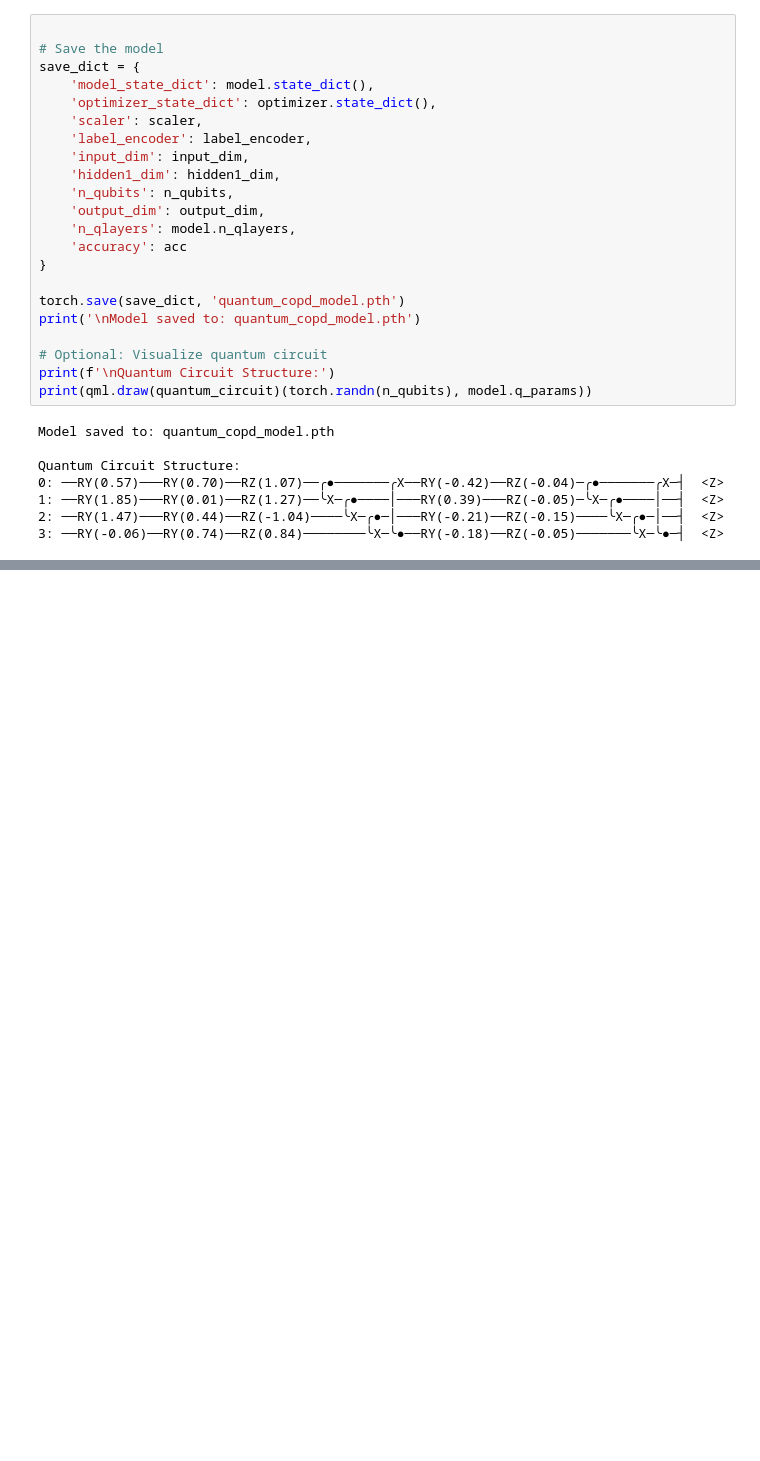
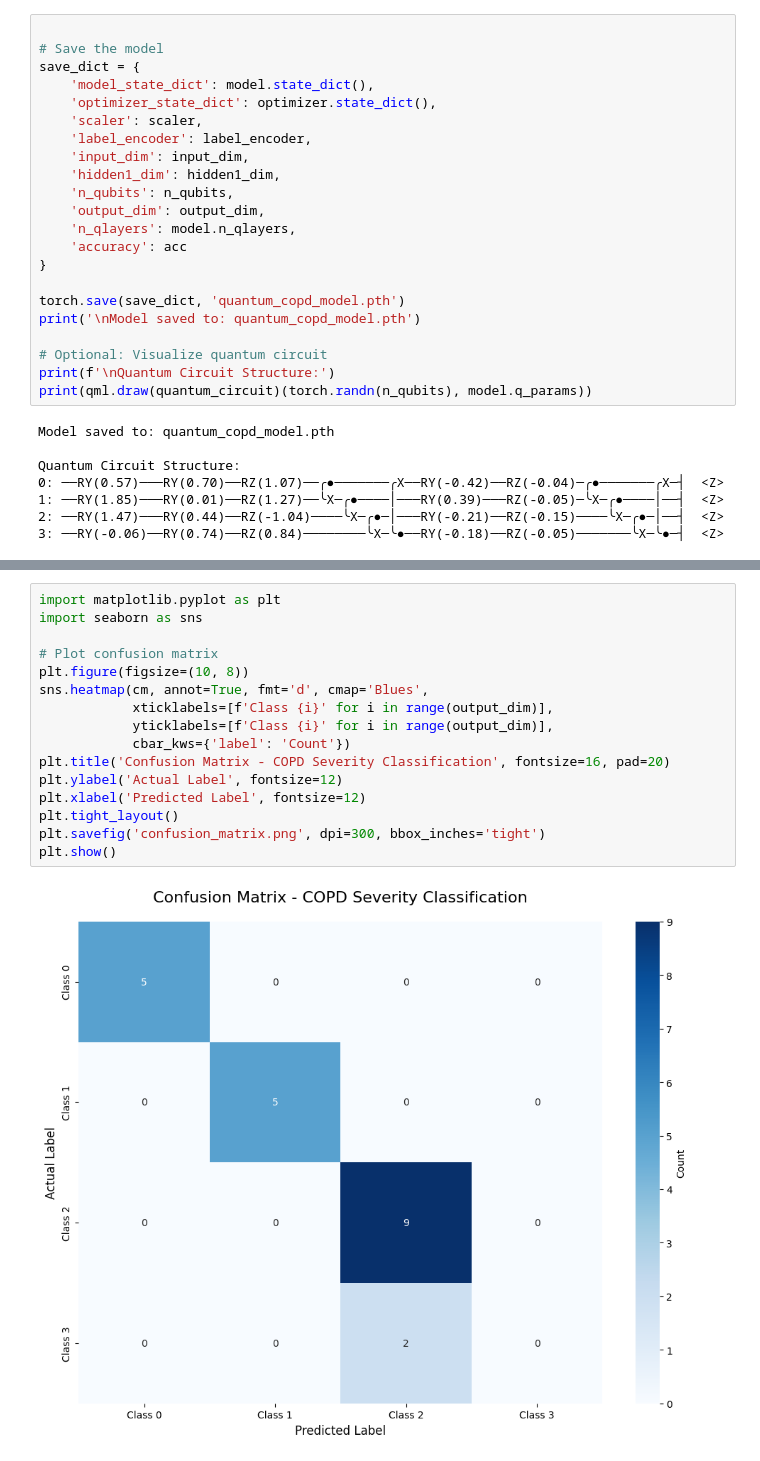
Before and after one commit to VineethRV/COPD-Quantum-Acceleration, a Jupyter notebook: Dataset1/neuralNetworkQuantum.ipynb, the cells around one changed output, grey strips where cells are left out. Cells and saved outputs as stored; diff of their text form; blank space fills up the shorter version.

```diff
--- a/Dataset1/neuralNetworkQuantum.ipynb
+++ b/Dataset1/neuralNetworkQuantum.ipynb
@@ -216,0 +374,18 @@ Quantum Circuit Structure:
+# %%
+import matplotlib.pyplot as plt
+import seaborn as sns
+
+# Plot confusion matrix
+plt.figure(figsize=(10, 8))
+sns.heatmap(cm, annot=True, fmt='d', cmap='Blues',
+            xticklabels=[f'Class {i}' for i in range(output_dim)],
+            yticklabels=[f'Class {i}' for i in range(output_dim)],
+            cbar_kws={'label': 'Count'})
+plt.title('Confusion Matrix - COPD Severity Classification', fontsize=16, pad=20)
+plt.ylabel('Actual Label', fontsize=12)
+plt.xlabel('Predicted Label', fontsize=12)
+plt.tight_layout()
+plt.savefig('confusion_matrix.png', dpi=300, bbox_inches='tight')
+plt.show()
+# %% [output]
+[figure, added]
```
Also changed, not shown: parts of 1 cell of this notebook, 4 other files.
